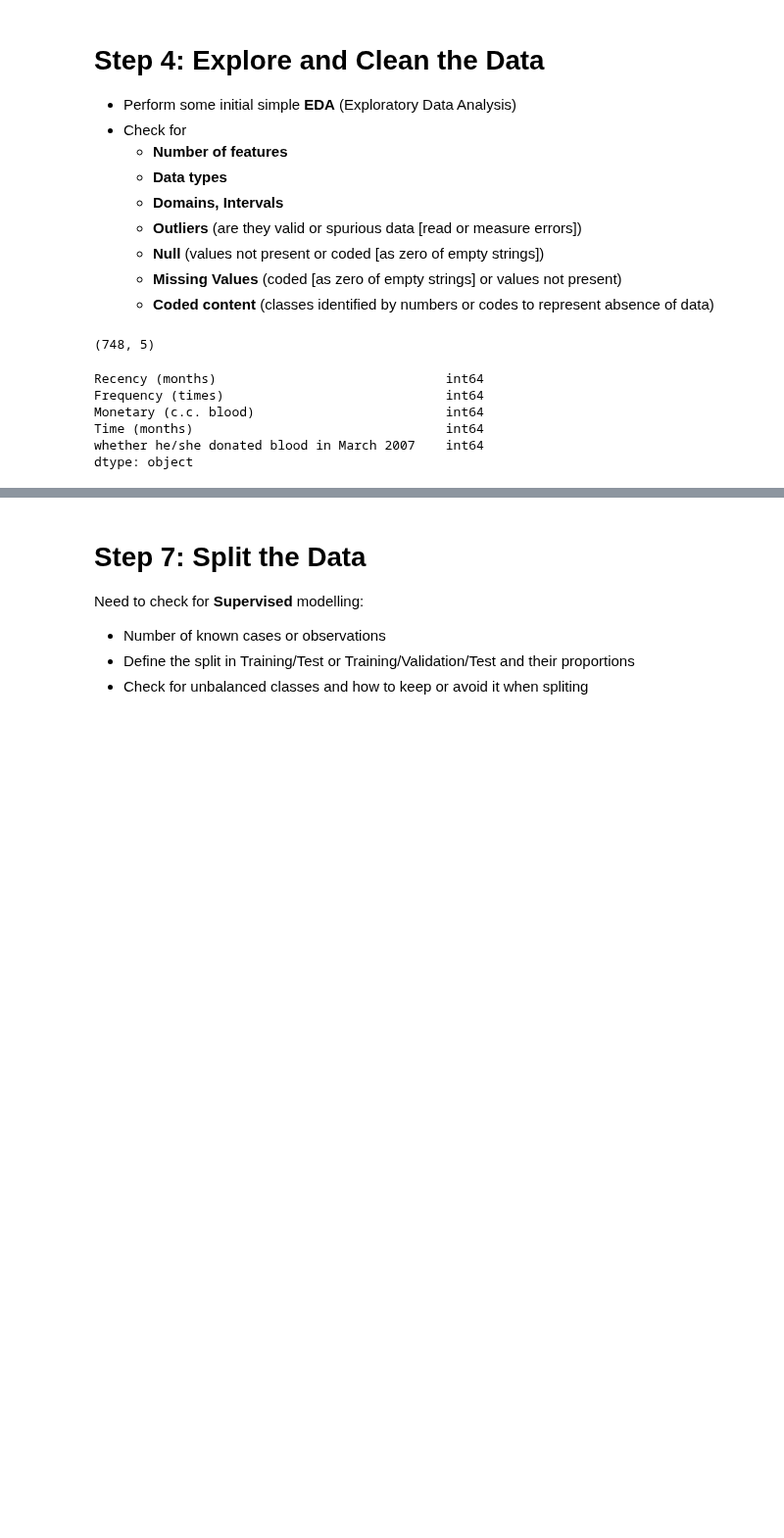
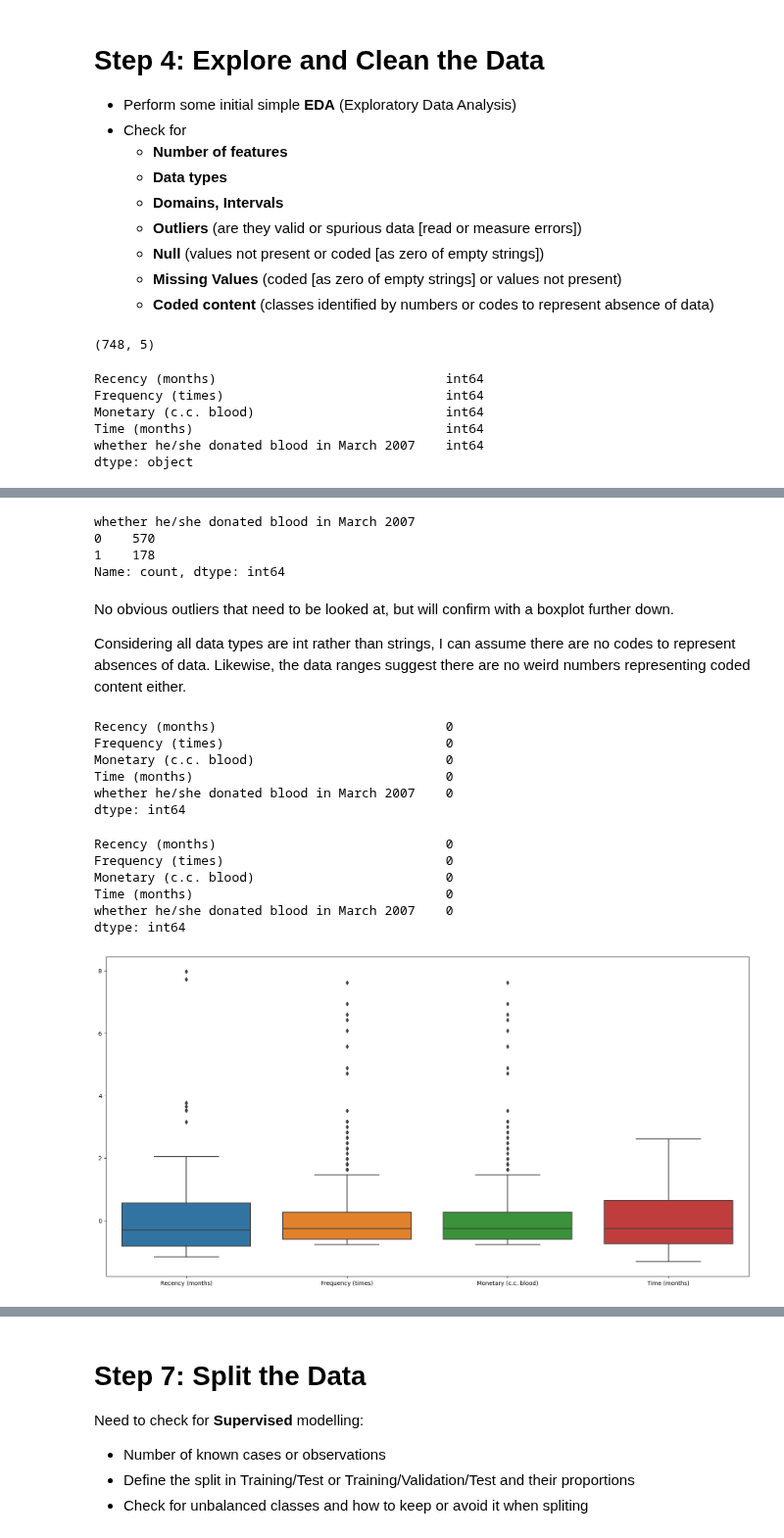
Before and after one commit to LouisMcArdell/IOD-Work, a Jupyter notebook: Labs/Module 7/IOD_Lab-7_1_1 - Decision Trees.ipynb, the cells around one changed output, grey strips where cells are left out. Shown at 98% size. Saved outputs shown, nothing was run; the diff lists cells and outputs as text; code cells hidden in the pictures; blank space fills up the shorter version.

```diff
--- a/Labs/Module 7/IOD_Lab-7_1_1 - Decision Trees.ipynb
+++ b/Labs/Module 7/IOD_Lab-7_1_1 - Decision Trees.ipynb
@@ -105,3 +112,46 @@ df.
+# %%
+df['whether he/she donated blood in March 2007'].value_counts()
+# %% [output]
+whether he/she donated blood in March 2007
+0    570
+1    178
+Name: count, dtype: int64
+# %% [markdown]
+No obvious outliers that need to be looked at, but will confirm with a boxplot further down.
+
+Considering all data types are int rather than strings, I can assume there are no codes to represent absences of data. Likewise, the data ranges suggest there are no weird numbers representing coded content either.
+# %%
+df.isnull().sum()
+# %% [output]
+Recency (months)                              0
+Frequency (times)                             0
+Monetary (c.c. blood)                         0
+Time (months)                                 0
+whether he/she donated blood in March 2007    0
+dtype: int64
+# %%
+df.isna().sum()
+# %% [output]
+Recency (months)                              0
+Frequency (times)                             0
+Monetary (c.c. blood)                         0
+Time (months)                                 0
+whether he/she donated blood in March 2007    0
+dtype: int64
+# %%
+from sklearn.preprocessing import StandardScaler
+
+X = df.drop(['whether he/she donated blood in March 2007'],axis=1)
+y = df['whether he/she donated blood in March 2007']
+
+scaler = StandardScaler()
+X_scaled = pd.DataFrame(scaler.fit_transform(X), columns=X.columns)
+
+plt.figure(figsize=(20, 10))
+sns.boxplot(data=X_scaled)
+plt.show()
+# %% [output]
+[figure, added]
 # %% [markdown]
 # Step 5: Prepare the Data
 - Deal with the data as required by the modelling technique
```
Also changed, not shown: parts of 4 cells of this notebook, 2 other files.
